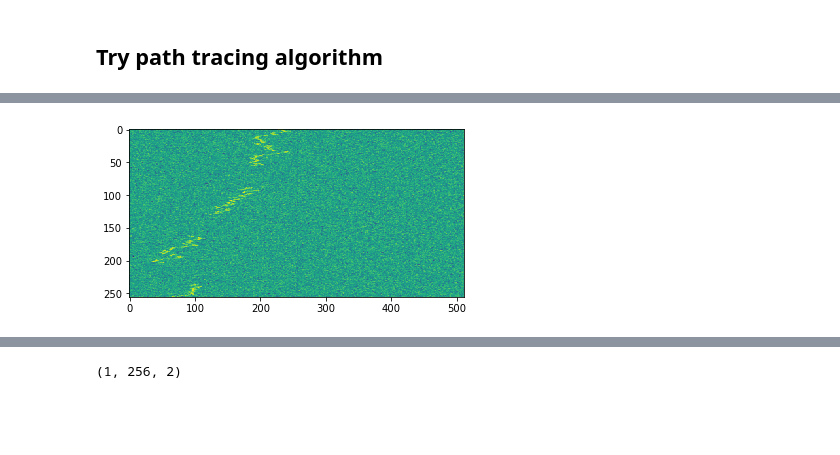
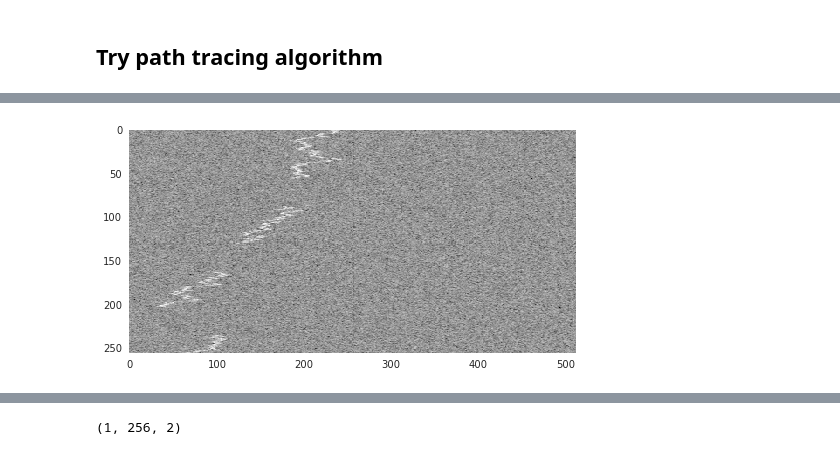
Before and after one commit to akashmjn/cs341-ibm-seti, a Jupyter notebook: Akash/path-trace-experimentation.ipynb, the cells around one changed output, grey strips where cells are left out. Cells and saved outputs as stored; diff of their text form; code cells hidden in the pictures; blank space fills up the shorter version.

```diff
--- a/Akash/path-trace-experimentation.ipynb
+++ b/Akash/path-trace-experimentation.ipynb
@@ -102,9 +102,12 @@ def generatePathTrace(alpha,dataset,file_index,base_path):
 # %%
 basepath = '../data/welch_specdataimages_gray_256x512_6/'
 fid = '000010'
 x = img_to_array(load_img('{}{}.jpg'.format(basepath,fid),grayscale=True))
-plt.imshow((x[:,:,0]))
+fig, ax = plt.subplots(1, 1)
+ax.grid(False)
+plt.set_cmap('gray')
+ax.imshow((x[:,:,0]))
 plt.show()
 # %% [output]
-[figure, old version]
+[figure, new version]
 # %%
```
Also changed, not shown: parts of 4 cells of this notebook, 2 other files.
